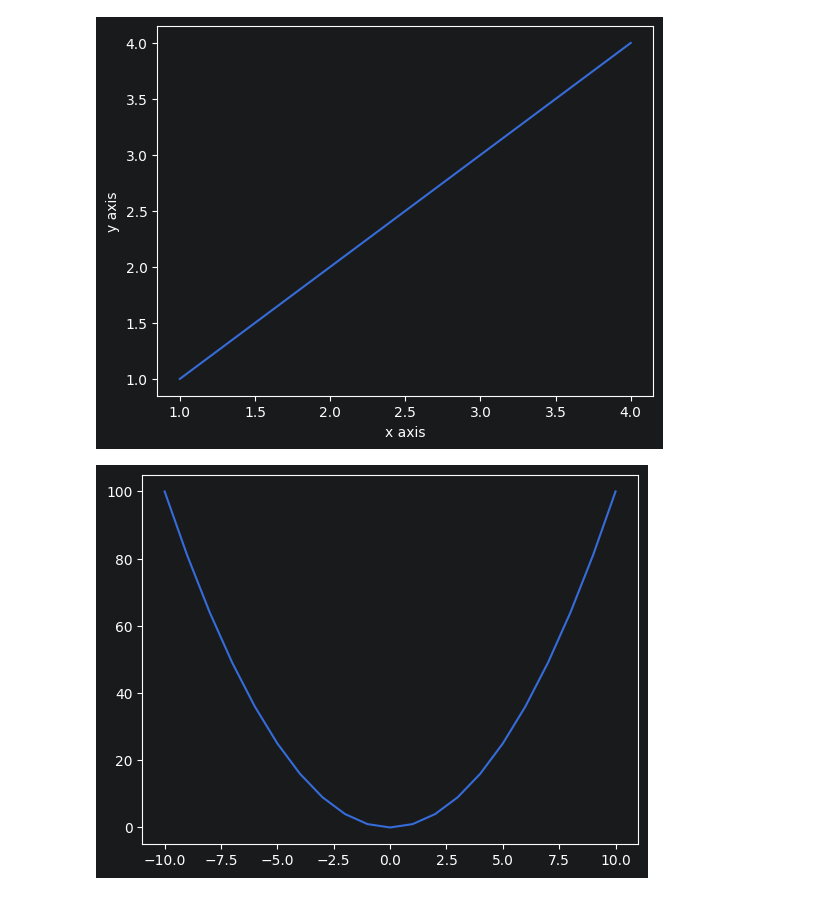
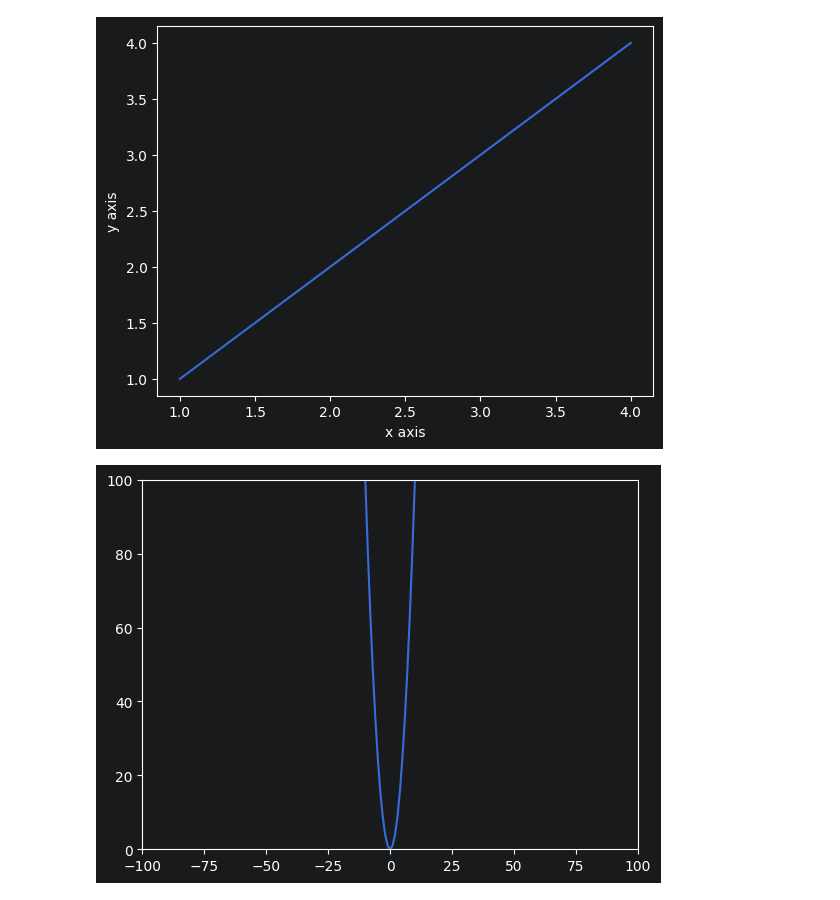
Before and after one commit to Gwiin/study, a Jupyter notebook: ML/matplot/ex_01.ipynb, the cells around one changed output. Drawn from its saved outputs; the diff is of its cells as text; code cells hidden in the pictures.

```diff
--- a/ML/matplot/ex_01.ipynb
+++ b/ML/matplot/ex_01.ipynb
@@ -12,8 +14,10 @@ import numpy as np
 # %%
 x = np.arange(-10,11)
 y = np.square(x)
 # y =  x ** 2
 plt.plot(x,y)
+plt.axis([-100,100,0,100])
+# plt.stem(x,y)
 plt.show()
 # %% [output]
-[figure, old version]
+[figure, new version]
```
Also changed, not shown: parts of 11 cells of this notebook, 15 other files.
